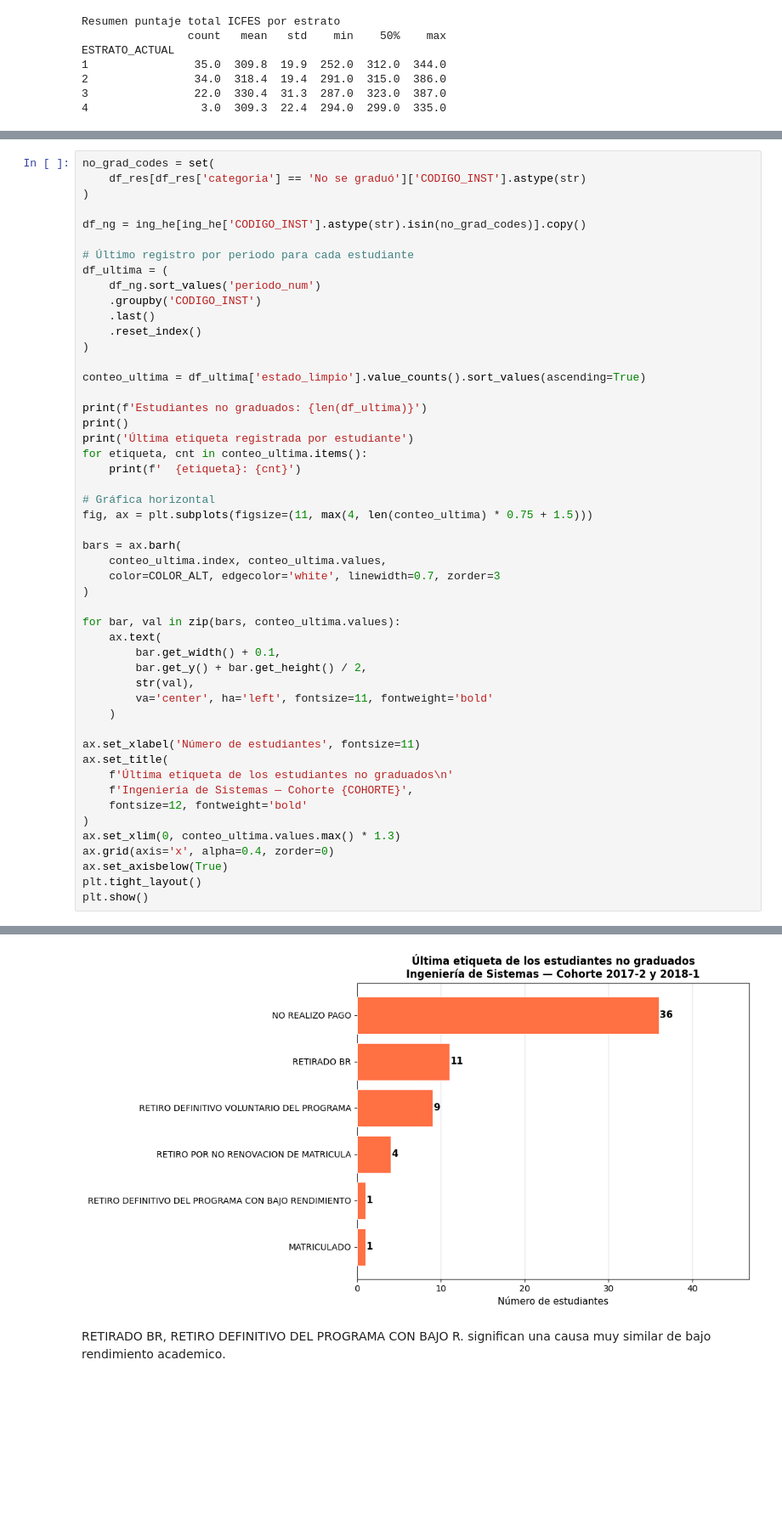
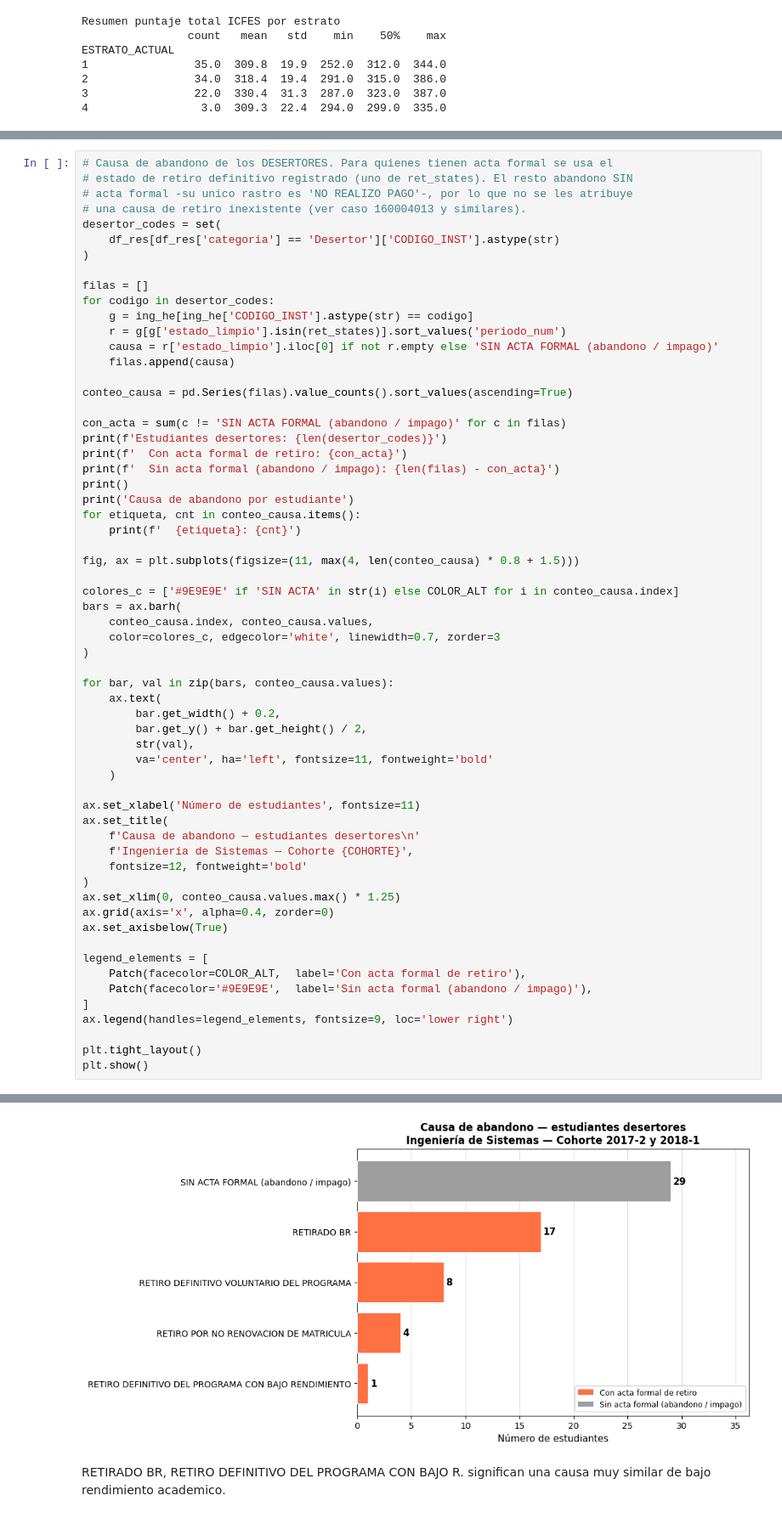
Before and after one commit to JoanDMH/Proyecto_Trayectoria_Acad-mica, a Jupyter notebook: Fase 2/05_eda_notebook.ipynb, the cells around one changed output, grey strips where cells are left out. Shown at 85% size. Cells and saved outputs as stored; diff of their text form; blank space fills up the shorter version.

```diff
--- a/Fase 2/05_eda_notebook.ipynb
+++ b/Fase 2/05_eda_notebook.ipynb
@@ -644,37 +709,41 @@ Esto permite entender la razón más frecuente con la que los estudiantes abando
 # %%
-no_grad_codes = set(
-    df_res[df_res['categoria'] == 'No se graduó']['CODIGO_INST'].astype(str)
+# Causa de abandono de los DESERTORES. Para quienes tienen acta formal se usa el
+# estado de retiro definitivo registrado (uno de ret_states). El resto abandono SIN
+# acta formal -su unico rastro es 'NO REALIZO PAGO'-, por lo que no se les atribuye
+# una causa de retiro inexistente (ver caso 160004013 y similares).
+desertor_codes = set(
+    df_res[df_res['categoria'] == 'Desertor']['CODIGO_INST'].astype(str)
 )
 
-df_ng = ing_he[ing_he['CODIGO_INST'].astype(str).isin(no_grad_codes)].copy()
+filas = []
+for codigo in desertor_codes:
+    g = ing_he[ing_he['CODIGO_INST'].astype(str) == codigo]
+    r = g[g['estado_limpio'].isin(ret_states)].sort_values('periodo_num')
+    causa = r['estado_limpio'].iloc[0] if not r.empty else 'SIN ACTA FORMAL (abandono / impago)'
+    filas.append(causa)
 
-# Último registro por periodo para cada estudiante
-df_ultima = (
-    df_ng.sort_values('periodo_num')
-    .groupby('CODIGO_INST')
-    .last()
-    .reset_index()
+conteo_causa = pd.Series(filas).value_counts().sort_values(ascending=True)
+
+con_acta = sum(c != 'SIN ACTA FORMAL (abandono / impago)' for c in filas)
+print(f'Estudiantes desertores: {len(desertor_codes)}')
+print(f'  Con acta formal de retiro: {con_acta}')
+print(f'  Sin acta formal (abandono / impago): {len(filas) - con_acta}')
+print()
+print('Causa de abandono por estudiante')
+for etiqueta, cnt in conteo_causa.items():
+    print(f'  {etiqueta}: {cnt}')
+
+fig, ax = plt.subplots(figsize=(11, max(4, len(conteo_causa) * 0.8 + 1.5)))
+
+colores_c = ['#9E9E9E' if 'SIN ACTA' in str(i) else COLOR_ALT for i in conteo_causa.index]
+bars = ax.barh(
+    conteo_causa.index, conteo_causa.values,
+    color=colores_c, edgecolor='white', linewidth=0.7, zorder=3
 )
 
-conteo_ultima = df_ultima['estado_limpio'].value_counts().sort_values(ascending=True)
-
-print(f'Estudiantes no graduados: {len(df_ultima)}')
-print()
-print('Última etiqueta registrada por estudiante')
-for etiqueta, cnt in conteo_ultima.items():
-    print(f'  {etiqueta}: {cnt}')
-
-# Gráfica horizontal
-fig, ax = plt.subplots(figsize=(11, max(4, len(conteo_ultima) * 0.75 + 1.5)))
-
-bars = ax.barh(
-    conteo_ultima.index, conteo_ultima.values,
-    color=COLOR_ALT, edgecolor='white', linewidth=0.7, zorder=3
-)
-
-for bar, val in zip(bars, conteo_ultima.values):
+for bar, val in zip(bars, conteo_causa.values):
     ax.text(
-        bar.get_width() + 0.1,
+        bar.get_width() + 0.2,
         bar.get_y() + bar.get_height() / 2,
         str(val),
         va='center', ha='left', fontsize=11, fontweight='bold'
@@ -682,13 +751,20 @@ for bar, val in zip(bars, conteo_ultima.values):
 
 ax.set_xlabel('Número de estudiantes', fontsize=11)
 ax.set_title(
-    f'Última etiqueta de los estudiantes no graduados\n'
+    f'Causa de abandono — estudiantes desertores\n'
     f'Ingeniería de Sistemas — Cohorte {COHORTE}',
     fontsize=12, fontweight='bold'
 )
-ax.set_xlim(0, conteo_ultima.values.max() * 1.3)
+ax.set_xlim(0, conteo_causa.values.max() * 1.25)
 ax.grid(axis='x', alpha=0.4, zorder=0)
 ax.set_axisbelow(True)
+
+legend_elements = [
+    Patch(facecolor=COLOR_ALT,  label='Con acta formal de retiro'),
+    Patch(facecolor='#9E9E9E',  label='Sin acta formal (abandono / impago)'),
+]
+ax.legend(handles=legend_elements, fontsize=9, loc='lower right')
+
 plt.tight_layout()
 plt.show()
 # %% [output]
@@ -704,4 +781,4 @@ Estudiantes no graduados: 62
-[figure, old version]
+[figure, new version]
 # %% [markdown]
 RETIRADO BR, RETIRO DEFINITIVO DEL PROGRAMA CON BAJO R. significan una causa muy similar de bajo rendimiento academico.
 # %% [markdown]
```
Also changed, not shown: parts of 7 cells of this notebook, 7 other files.
